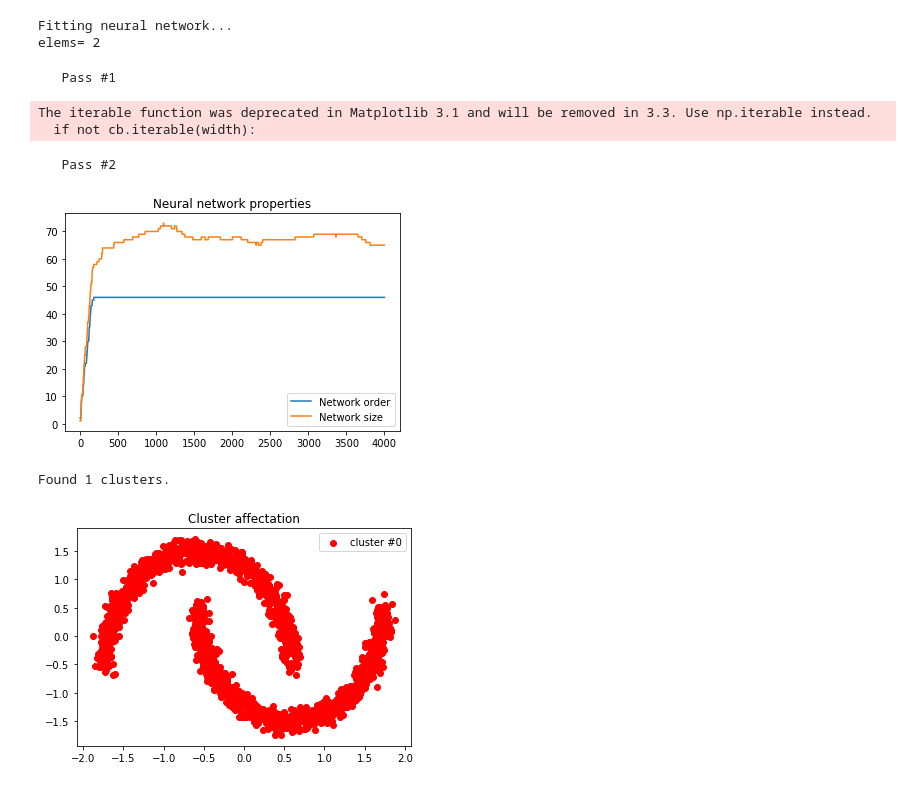
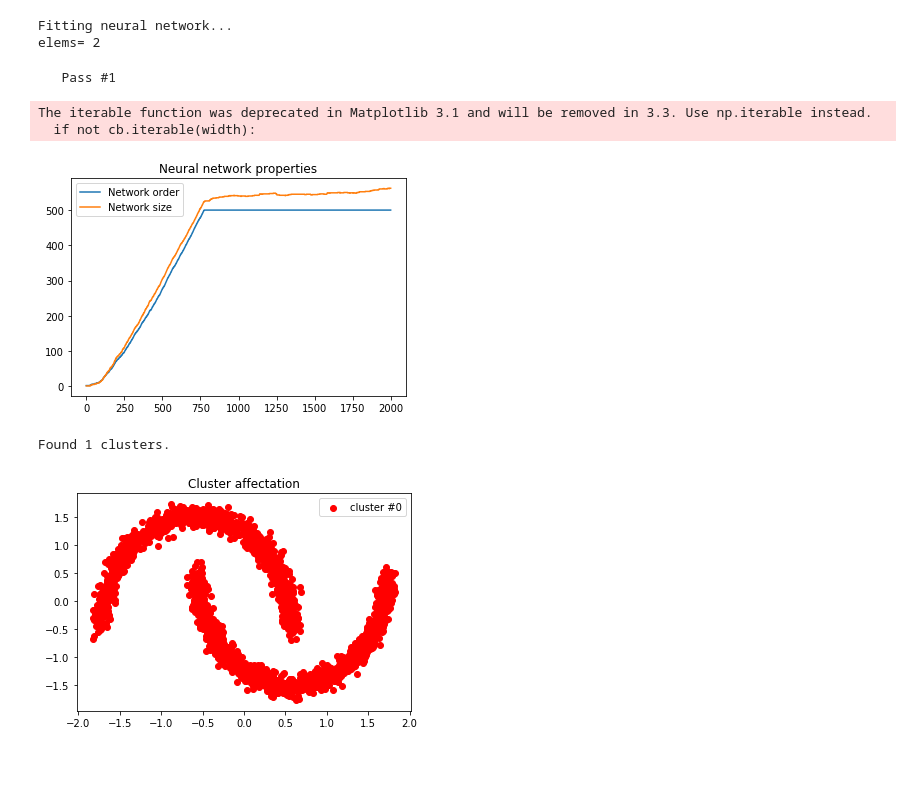
Before and after one commit to drawlinson/GrowingNeuralGas, a Jupyter notebook: run_example.ipynb, the cells around one changed output. Saved outputs shown, nothing was run; the diff lists cells and outputs as text; code cells hidden in the pictures.

```diff
--- a/run_example.ipynb
+++ b/run_example.ipynb
@@ -34,27 +34,29 @@ elems = data.shape[1]
 print('elems=',elems)
 hparams = GrowingWhenRequired.default_hparams()
 hparams['input_shape'] = [elems]
-hparams['max_size'] = 100
-hparams['max_age'] = 100
+hparams['max_size'] = 500
+hparams['min_size'] = 500
+hparams['max_age'] = 20
 hparams['growth_interval'] = 1
 hparams['growth_strategy'] = 'required'
-hparams['activity_threshold'] = 0.5
+hparams['activity_threshold'] = 1.1  #0.5 # maybe I can dynamically adjust activity threshold need to plot multiple series over time.
+hparams['usage_threshold'] = 0.1
+hparams['usage_decay'] = 0.95  # 0.8 default
 
 gng = GrowingWhenRequired(hparams)
 # %% [output]
 Fitting neural network...
 elems= 2
 # %%
-gng.fit_network(data, passes=2, plot_evolution=True)
+gng.fit_network(data, passes=1, plot_interval=1)
 # %% [output]
    Pass #1
 The iterable function was deprecated in Matplotlib 3.1 and will be removed in 3.3. Use np.iterable instead.
   if not cb.iterable(width):
-   Pass #2
-[figure, old version]
+[figure, new version]
 # %%
 print('Found %d clusters.' % gng.number_of_clusters())
 gng.plot_clusters(gng.cluster_data(data))
 # %% [output]
 Found 1 clusters.
-[figure, old version]
+[figure, new version]
```
Also changed, not shown: 1 other file.
